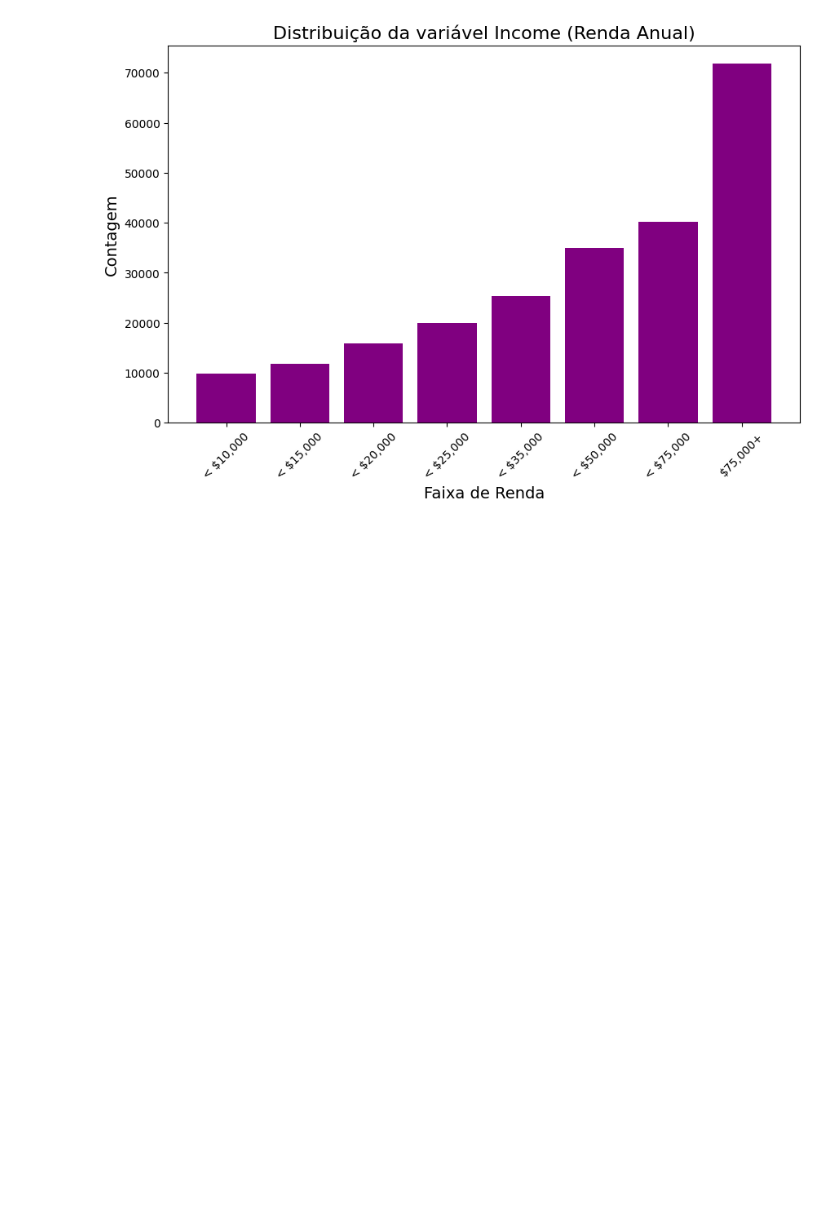
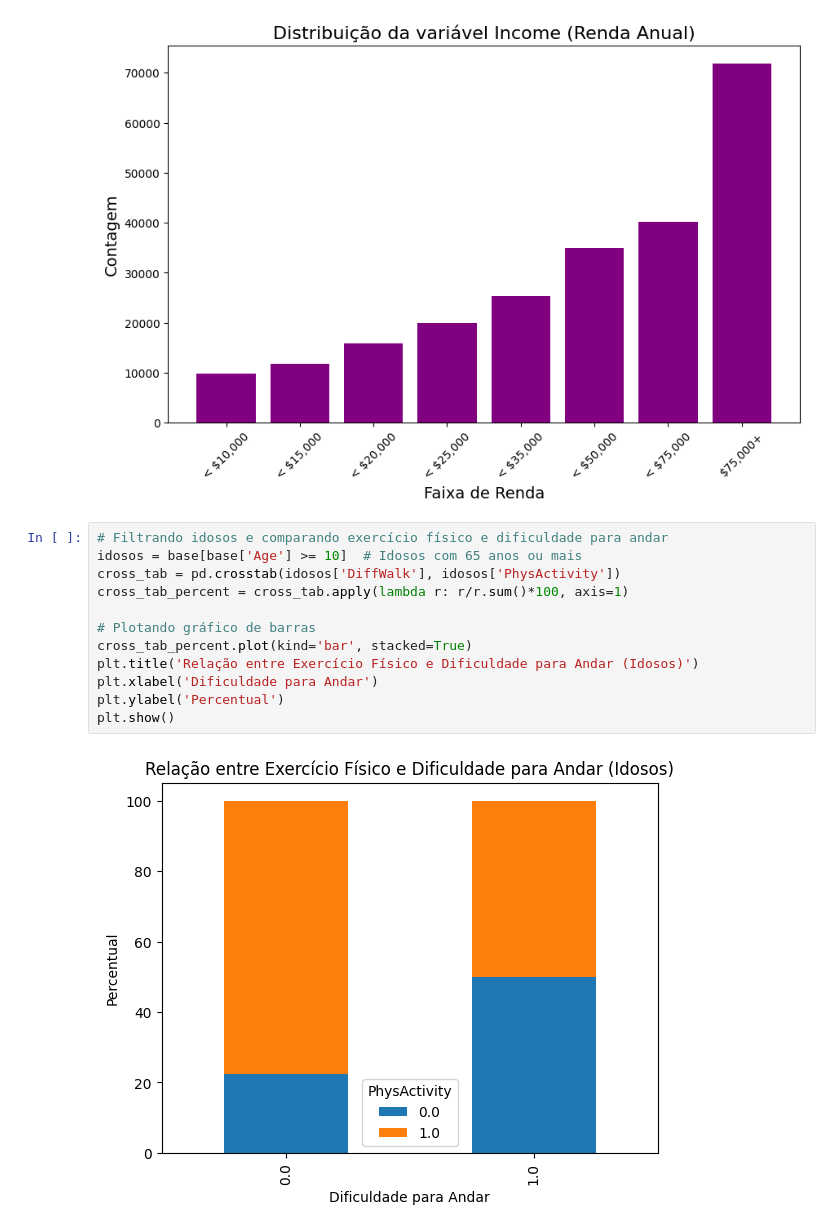
Before and after one commit to rcm2005/Data-Science, a Jupyter notebook: sprint3/sprint33.ipynb, the cells around one changed output. Cells and saved outputs as stored; diff of their text form; blank space fills up the shorter version.

```diff
--- a/sprint3/sprint33.ipynb
+++ b/sprint3/sprint33.ipynb
@@ -1059,3 +1199,17 @@ Income
 8.0    31.255
 Name: count, dtype: float64
 [figure]
+# %%
+# Filtrando idosos e comparando exercício físico e dificuldade para andar
+idosos = base[base['Age'] >= 10]  # Idosos com 65 anos ou mais
+cross_tab = pd.crosstab(idosos['DiffWalk'], idosos['PhysActivity'])
+cross_tab_percent = cross_tab.apply(lambda r: r/r.sum()*100, axis=1)
+
+# Plotando gráfico de barras
+cross_tab_percent.plot(kind='bar', stacked=True)
+plt.title('Relação entre Exercício Físico e Dificuldade para Andar (Idosos)')
+plt.xlabel('Dificuldade para Andar')
+plt.ylabel('Percentual')
+plt.show()
+# %% [output]
+[figure, added]
```
Also changed, not shown: parts of 20 cells of this notebook, 1 other file.
